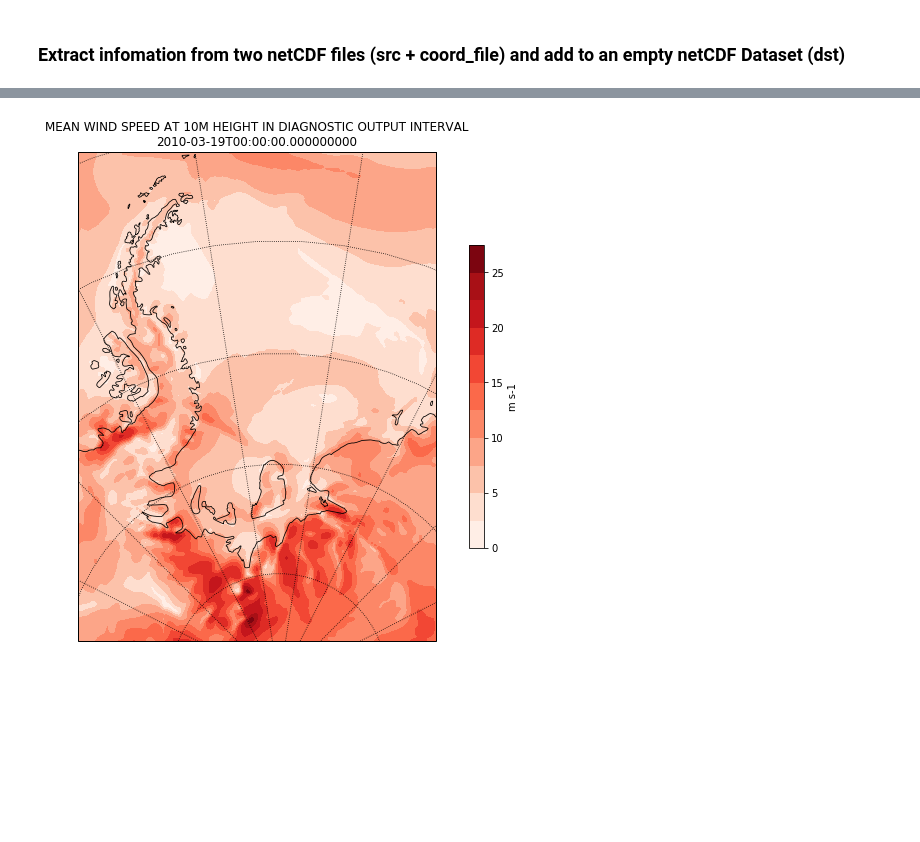
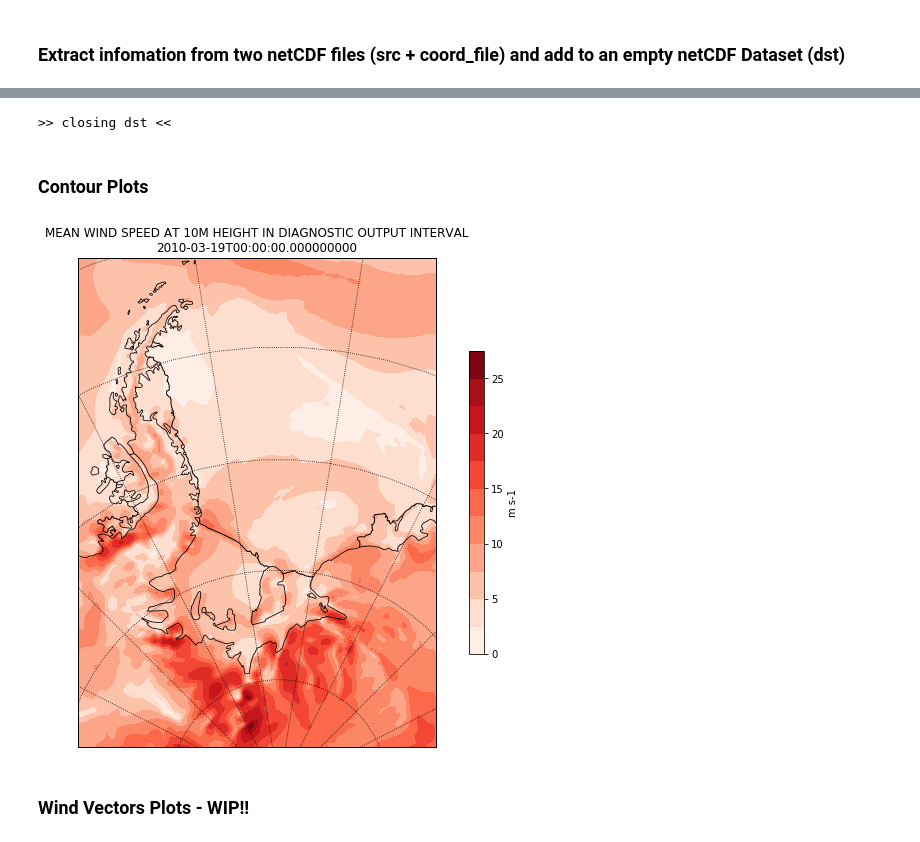
Before and after one commit to scotthosking/notebooks, a Jupyter notebook: read_wrf_into_xarray.ipynb, the cells around one changed output, grey strips where cells are left out. Cells and saved outputs as stored; diff of their text form; code cells hidden in the pictures; blank space fills up the shorter version.

Commit message:
start working on vector plots - still WIP!

```diff
--- a/read_wrf_into_xarray.ipynb
+++ b/read_wrf_into_xarray.ipynb
@@ -17,5 +19,5 @@ import matplotlib.pyplot as plt
 # %%
-my_var   = 'SPDUV10MEAN'
+my_vars  = ['SPDUV10MEAN', 'V10MEAN', 'U10MEAN']
 root_dir = '/data/fiss_aic/WRF/runA_2010'
 # %% [markdown]
 ### Extract infomation from two netCDF files (src + coord_file) and add to an empty netCDF Dataset (dst)
@@ -25,7 +27,10 @@ root_dir = '/data/fiss_aic/WRF/runA_2010'
 #################################
 ### source
 src = Dataset(root_dir+'/wrfxtrm_d02')
-### destination (tmp netCDF file stored in memory)
+### destination (tmp netCDF file stored in memory) - close first if exists
+if 'dst_tmp.nc' in locals():
+    print('closing dst')
+    dst.close()
 dst = Dataset("dst_tmp.nc", "w", format="NETCDF4", diskless=True)
 
 ### copy netCDF attributes from source file to destination file
@@ -38,7 +43,7 @@ for name, dimension in src.dimensions.items():
 
 ### copy chosen variables (my_var) from src to dst
 ### we also need to extract time from this nc file
-get_all_vars = [my_var] + ['Times']
+get_all_vars = list(my_vars) + ['Times']
 for name in get_all_vars:
     variable = src.variables[name]
     dst.createVariable(name, variable.datatype, variable.dimensions)
@@ -91,0 +70,10 @@ array([[[ 0.      ,  0.      , ...,  0.      ,  0.      ],
+# %%
+### create list of variables in the Xarray DataArray format
+da_list = []
+for my_var in my_vars:
+    da_list.append( wrf.getvar(dst, my_var, timeidx=wrf.ALL_TIMES) )
+
+### merge all variables (Xarray DataArrays) into one Xarray Dataset
+ds = xr.merge(da_list)
+
+ds
@@ -92,38 +118,53 @@ array([[[ 0.      ,  0.      , ...,  0.      ,  0.      ],
+# %%
+### close in-memory netCDF Dataset (if exists)
+try:
+    print('>> closing dst << \n')
+    dst.close()
+except NameError:
+    pass
+# %% [output]
+>> closing dst <<
+# %% [markdown]
+### Contour Plots
 # %%
 # select 2nd timestep
-da1 = da.isel(Time=1)
+windspeed = ds['SPDUV10MEAN'].isel(Time=1)
 
 # Get the latitude and longitude points
-lats, lons = wrf.latlon_coords(da1)
+lats, lons = wrf.latlon_coords(windspeed)
 
 # Get the cartopy mapping object
-cart_proj = wrf.get_cartopy(da1)
+cart_proj = wrf.get_cartopy(windspeed)
 
 # Create a figure
 fig = plt.figure(figsize=(12,9))
 # Set the GeoAxes to the projection used by WRF
 ax = plt.axes(projection=cart_proj)
 
 # Add coastlines
 ax.coastlines('50m', linewidth=0.8)
+ax.add_feature(cfe.NaturalEarthFeature('physical', 'antarctic_ice_shelves_lines',
+                                       '50m', linewidth=1.0, edgecolor='k', facecolor='none') )
 
 # Plot contours
-plt.contourf(wrf.to_np(lons), wrf.to_np(lats), wrf.to_np(da1), 10,
+plt.contourf(wrf.to_np(lons), wrf.to_np(lats), wrf.to_np(windspeed), 10,
                 transform=crs.PlateCarree(), cmap=get_cmap("Reds"))
 
 # Add a color bar
 cbar = plt.colorbar(ax=ax, shrink=.62)
-cbar.set_label(da1.units)
+cbar.set_label(windspeed.units)
 
 # Set the map limits.  Not really necessary, but used for demonstration.
-ax.set_xlim(wrf.cartopy_xlim(da))
-ax.set_ylim(wrf.cartopy_ylim(da))
+ax.set_xlim(wrf.cartopy_xlim(windspeed))
+ax.set_ylim(wrf.cartopy_ylim(windspeed))
 
 # Add the gridlines
 ax.gridlines(color="black", linestyle="dotted")
 
-plt.title(da.description+'\n'+str(da1.Time.values))
+plt.title(windspeed.description+'\n'+str(windspeed.Time.values))
 
 print('')
 # %% [output]
-[figure, old version]
+[figure, new version]
+# %% [markdown]
+### Wind Vectors Plots - WIP!!
```
Also changed, not shown: parts of 11 cells of this notebook.
